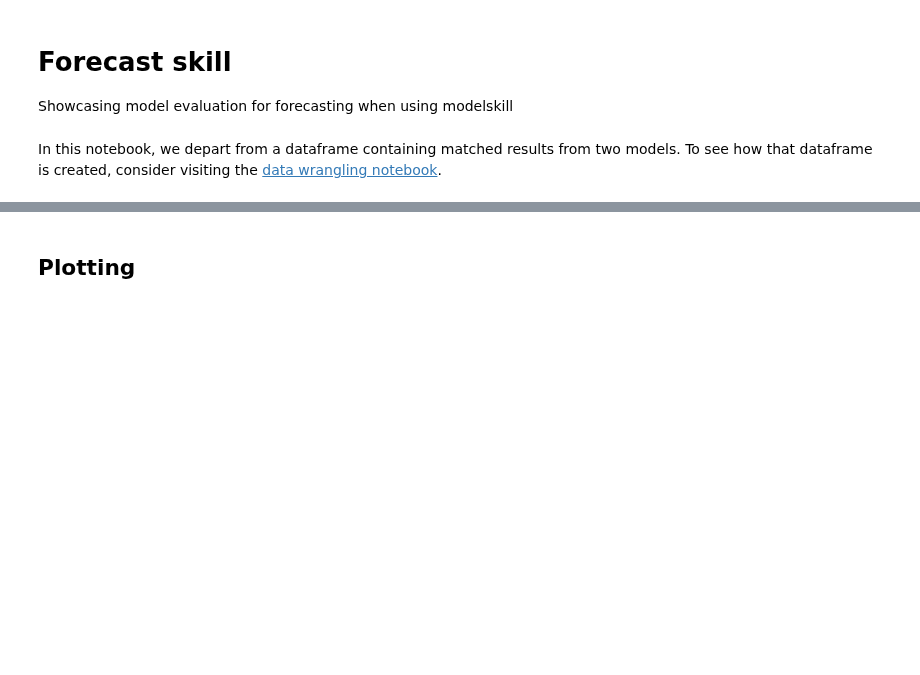
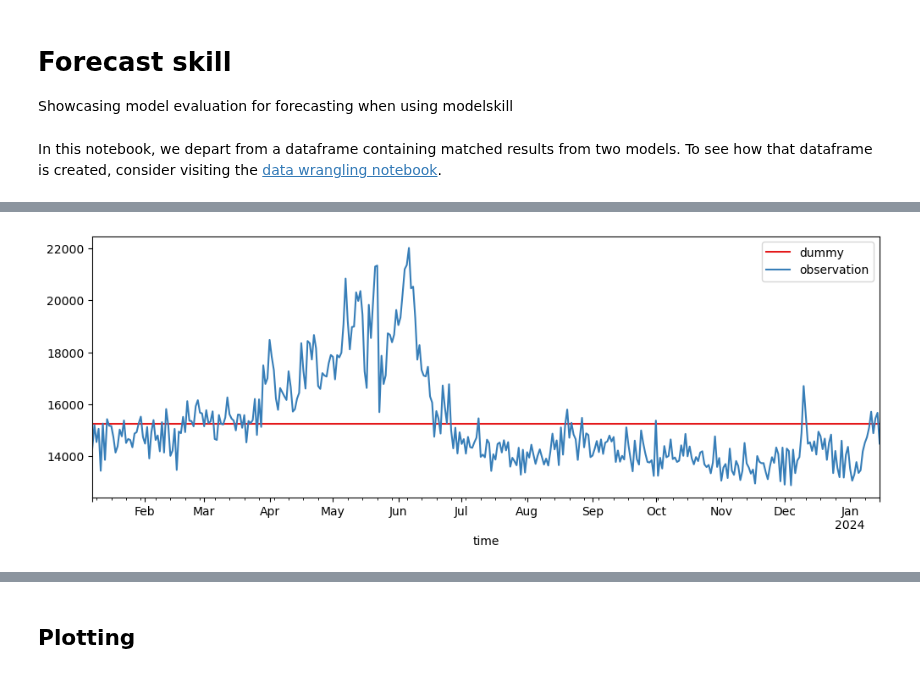
Before and after one commit to DHI/modelskill, a Jupyter notebook: notebooks/Forecast_skill.ipynb, the cells around one changed output, grey strips where cells are left out. Saved outputs shown, nothing was run; the diff lists cells and outputs as text; code cells hidden in the pictures; blank space fills up the shorter version.

```diff
--- a/notebooks/Forecast_skill.ipynb
+++ b/notebooks/Forecast_skill.ipynb
@@ -18 +29,13 @@ matched_model_results = pd.read_csv(path_to_file("matched_model_results.csv"), p
+# %%
+observations = matched_model_results["observation"].drop_duplicates().to_frame()
+
+obs = ms.PointObservation(observations)
+mr = ms.DummyModelResult(strategy='mean')
+pmr = mr.extract(obs).to_dataframe()
+
+fig, ax = plt.subplots(1, 1, figsize=(12, 4))
+pmr.merge(observations, on="time").plot(ax=ax)
+plt.show()
+# %% [output]
+[figure, added]
 # %%
```
Also changed, not shown: parts of 7 cells of this notebook.
